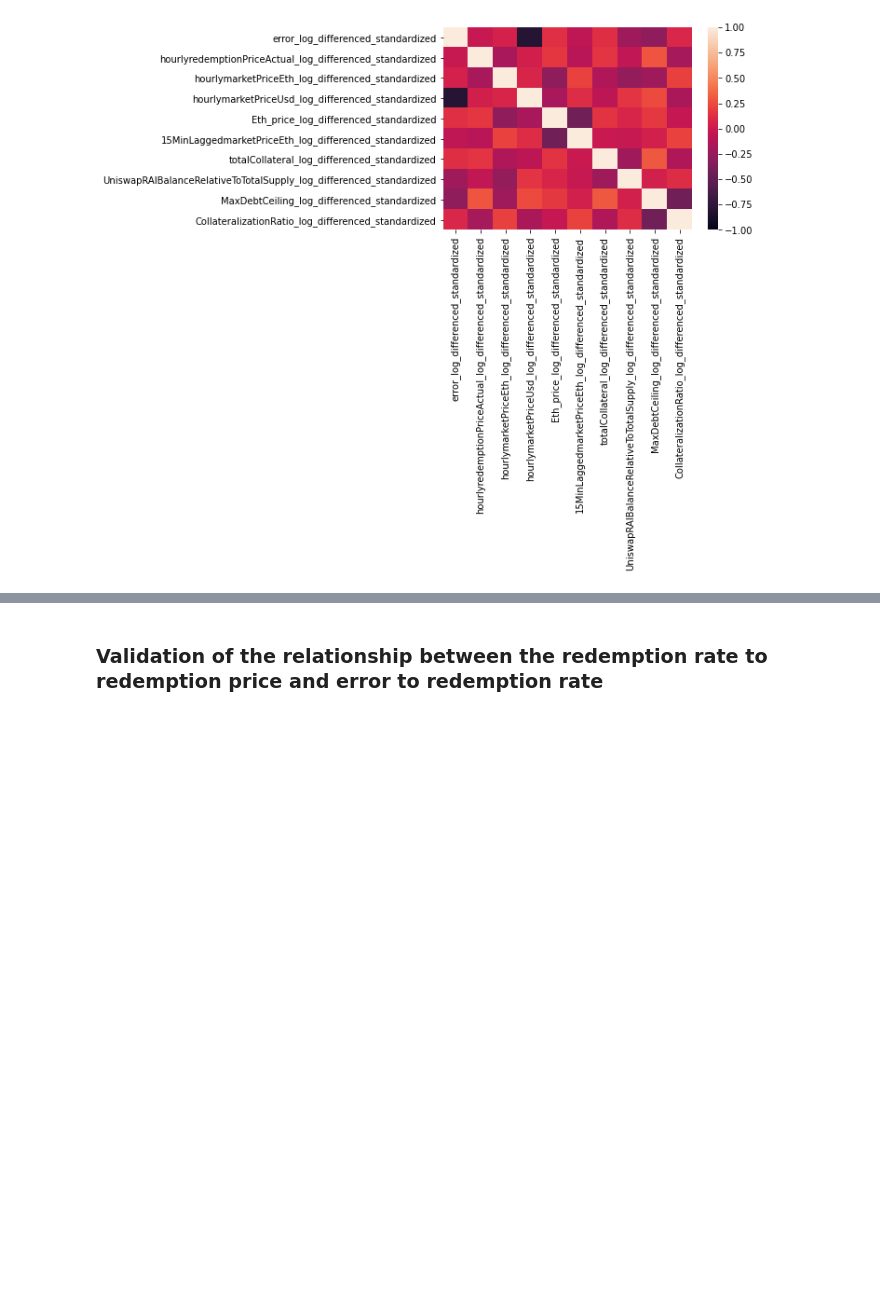
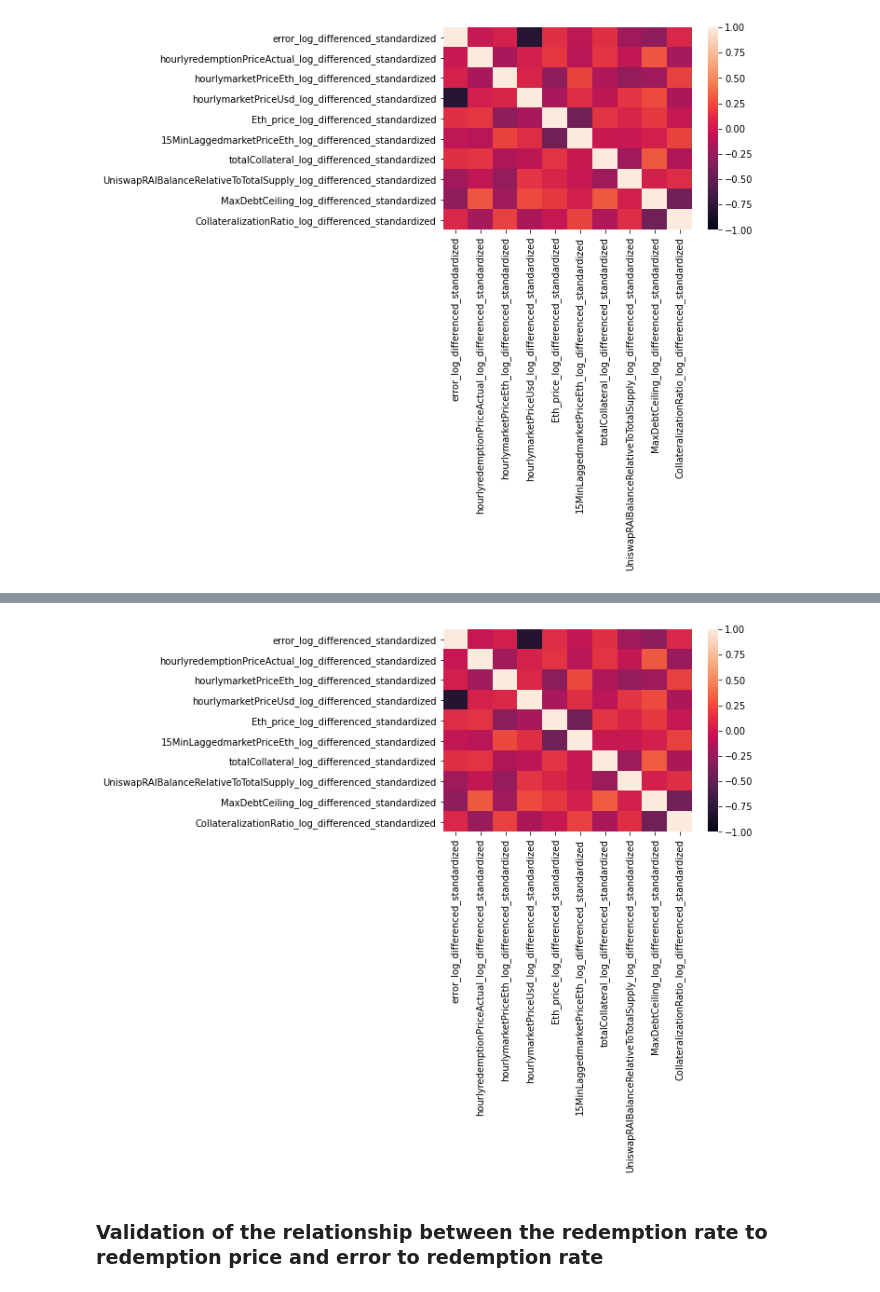
Before and after one commit to BlockScience/reflexer, a Jupyter notebook: notebooks/analysis/Rai_Price_Correlation_v2.ipynb, the cells around one changed output, grey strips where cells are left out. Cells and saved outputs as stored; diff of their text form; code cells hidden in the pictures; blank space fills up the shorter version.

```diff
--- a/notebooks/analysis/Rai_Price_Correlation_v2.ipynb
+++ b/notebooks/analysis/Rai_Price_Correlation_v2.ipynb
@@ -309,6 +331,14 @@ P = P[['error_log_differenced','hourlyredemptionPriceActual_log_differenced','ho
        'UniswapRAIBalanceRelativeToTotalSupply_log_differenced',
        'MaxDebtCeiling_log_differenced',
        'CollateralizationRatio_log_differenced']]
+
+
+P_interpolated = P_interpolated[['error_log_differenced','hourlyredemptionPriceActual_log_differenced','hourlymarketPriceEth_log_differenced','hourlymarketPriceUsd_log_differenced',
+       'Eth_price_log_differenced','15MinLaggedmarketPriceEth_log_differenced',
+       'totalCollateral_log_differenced',
+       'UniswapRAIBalanceRelativeToTotalSupply_log_differenced',
+       'MaxDebtCeiling_log_differenced',
+       'CollateralizationRatio_log_differenced']]
 # %% [markdown]
 Standardize the data (rescale values to mean of a 0 and a standard deviation of 1). Standardization will move these different scales/order of magnitude to the same.
 # %%
@@ -325,6 +355,19 @@ for i in P.columns:
     scalers.append(scaler)
     string = i + '_standardized'
     P[string] = scaler.transform(values)
+
+scalers_interpolated = []
+for i in P_interpolated.columns:
+    # train the standardization
+    scaler = StandardScaler()
+    # prepare data for standardization
+    values = P_interpolated[i].values
+    values = values.reshape((len(values), 1))
+    scaler = scaler.fit(values)
+    print('Mean: %f, StandardDeviation: %f' % (scaler.mean_, sqrt(scaler.var_)))
+    scalers_interpolated.append(scaler)
+    string = i + '_standardized'
+    P_interpolated[string] = scaler.transform(values)
 # %% [output]
 Mean: 0.008172, StandardDeviation: 0.598106
 Mean: -0.000037, StandardDeviation: 0.000079
@@ -525,3 +660,9 @@ corr
 | MaxDebtCeiling_log_differenced_st... | -0.275250 | 0.284472 | -0.208562 | 0.244900 | ... |
 | CollateralizationRatio_log_differ... | 0.085231 | -0.177530 | 0.198644 | -0.161666 | ... |
 [figure]
+# %%
+corr = P_interpolated.corr()
+corr_cols = corr.columns
+ax = sns.heatmap(corr, vmax=1.0, vmin=-1.0);
+corr
+# %% [output]
@@ -528,2 +680,3 @@ corr
+[figure, added]
 # %% [markdown]
 ### Validation of the relationship between the redemption rate to redemption price and error to redemption rate
```
Also changed, not shown: parts of 39 cells of this notebook, 6 other files.
